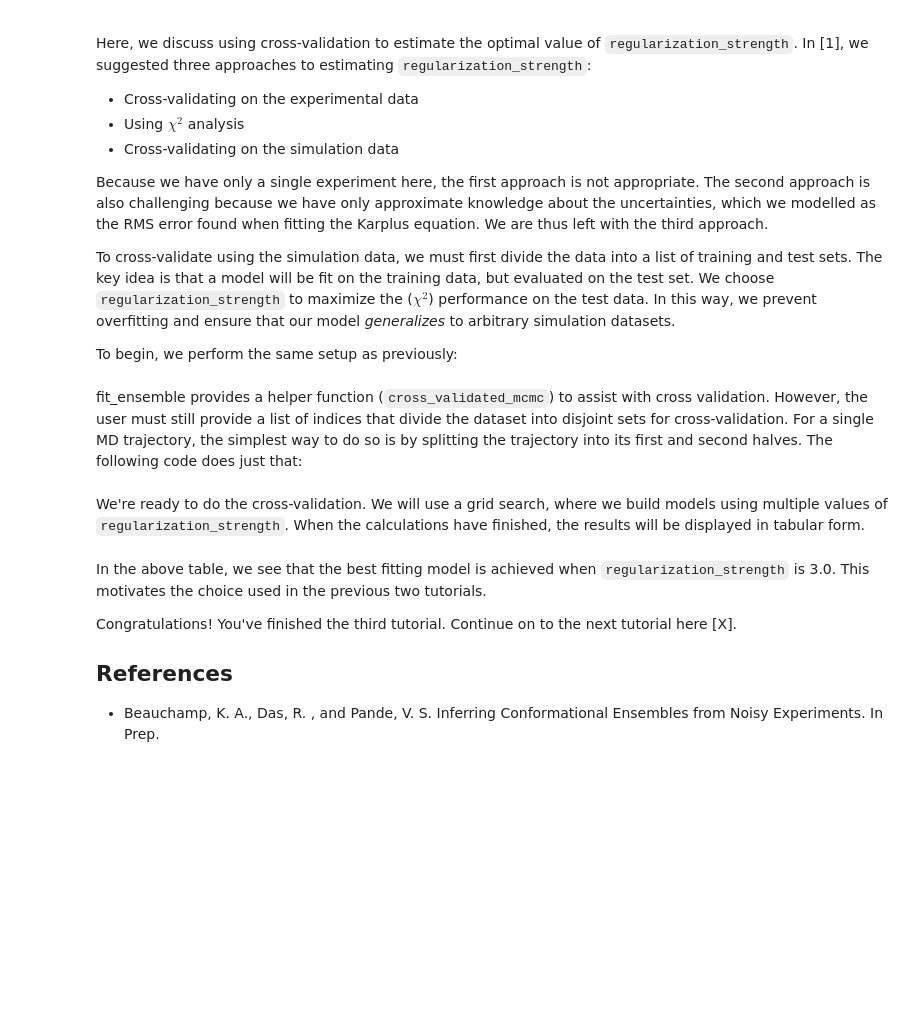
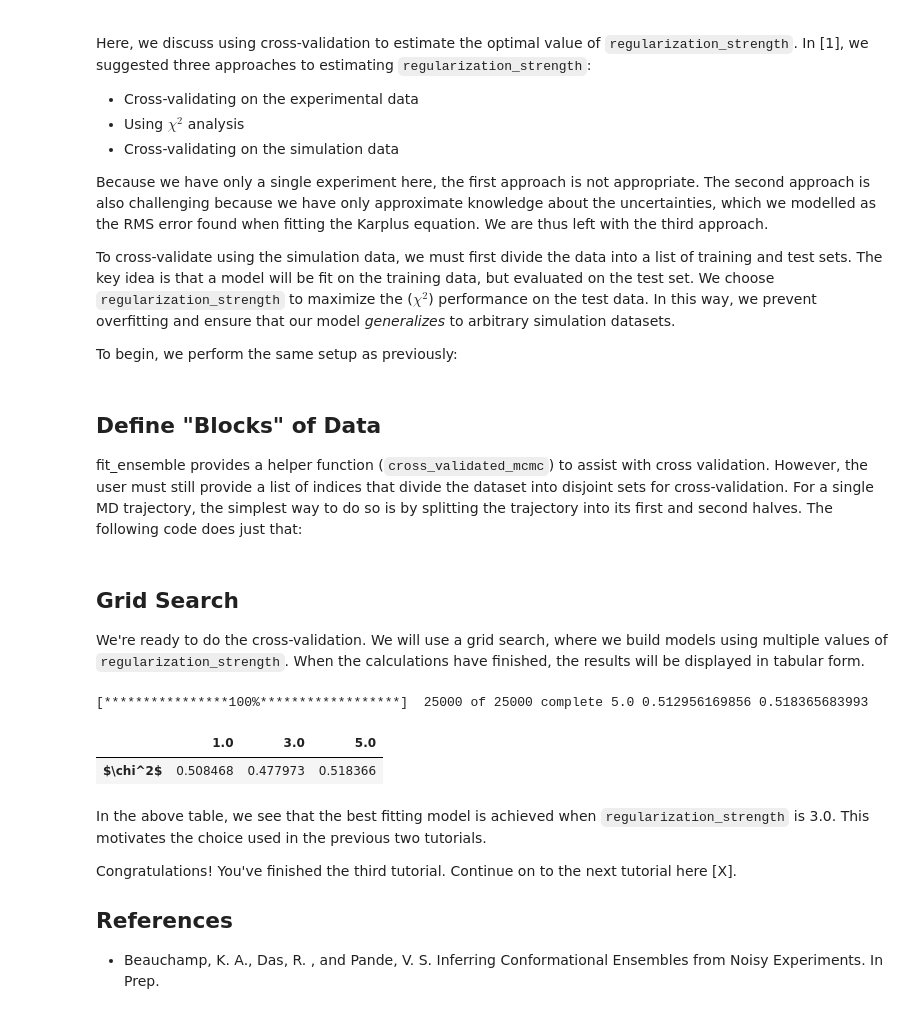
Before and after one commit to kyleabeauchamp/FitEnsemble, a Jupyter notebook: tutorial/Tutorial3.ipynb, the cells around one changed output. Cells and saved outputs as stored; diff of their text form; code cells hidden in the pictures; blank space fills up the shorter version.

```diff
--- a/tutorial/Tutorial3.ipynb
+++ b/tutorial/Tutorial3.ipynb
@@ -26,19 +26,29 @@ num_samples = 25000  # Generate 25,000 MCMC samples
 thin = 25  # Subsample (i.e. thin) the MCMC traces by 25X to ensure independent samples
 burn = 5000  # Discard the first 5000 samples as "burn-in"
 # %% [markdown]
+Define "Blocks" of Data
+-----------------------
+
 fit_ensemble provides a helper function (`cross_validated_mcmc`) to assist with cross validation.  However, the user must still provide a list of indices that divide the dataset into disjoint sets for cross-validation.  For a single MD trajectory, the simplest way to do so is by splitting the trajectory into its first and second halves.  The following code does just that:
 # %%
 num_fold = 2
 bootstrap_index_list = np.array_split(np.arange(len(predictions)), num_fold)
 # %% [markdown]
+Grid Search
+-----------
+
 We're ready to do the cross-validation.  We will use a grid search, where we build models using multiple values of `regularization_strength`.  When the calculations have finished, the results will be displayed in tabular form.
 # %%
 regularization_strength_list = [1.0, 3.0, 5.0]
 all_test_chi = np.zeros(3)
 for k, regularization_strength in enumerate(regularization_strength_list):
     train_chi, test_chi = lvbp.cross_validated_mcmc(predictions, measurements, uncertainties, regularization_strength, bootstrap_index_list, num_samples=num_samples, thin=thin)
     all_test_chi[k] = test_chi.mean()
-pandas.DataFrame([all_test_chi], columns=regularization_strength_list, index="$\chi^2$")
+pandas.DataFrame([all_test_chi], columns=regularization_strength_list, index=["$\chi^2$"])
+# %% [output]
+[****************100%******************]  25000 of 25000 complete 5.0 0.512956169856 0.518365683993
+|  | 1.0 | 3.0 | 5.0 |
+| $\chi^2$ | 0.508468 | 0.477973 | 0.518366 |
 # %% [markdown]
 In the above table, we see that the best fitting model is achieved when `regularization_strength` is 3.0.  This motivates the choice used in the previous two tutorials.
 
```
Also changed, not shown: 5 other files.
